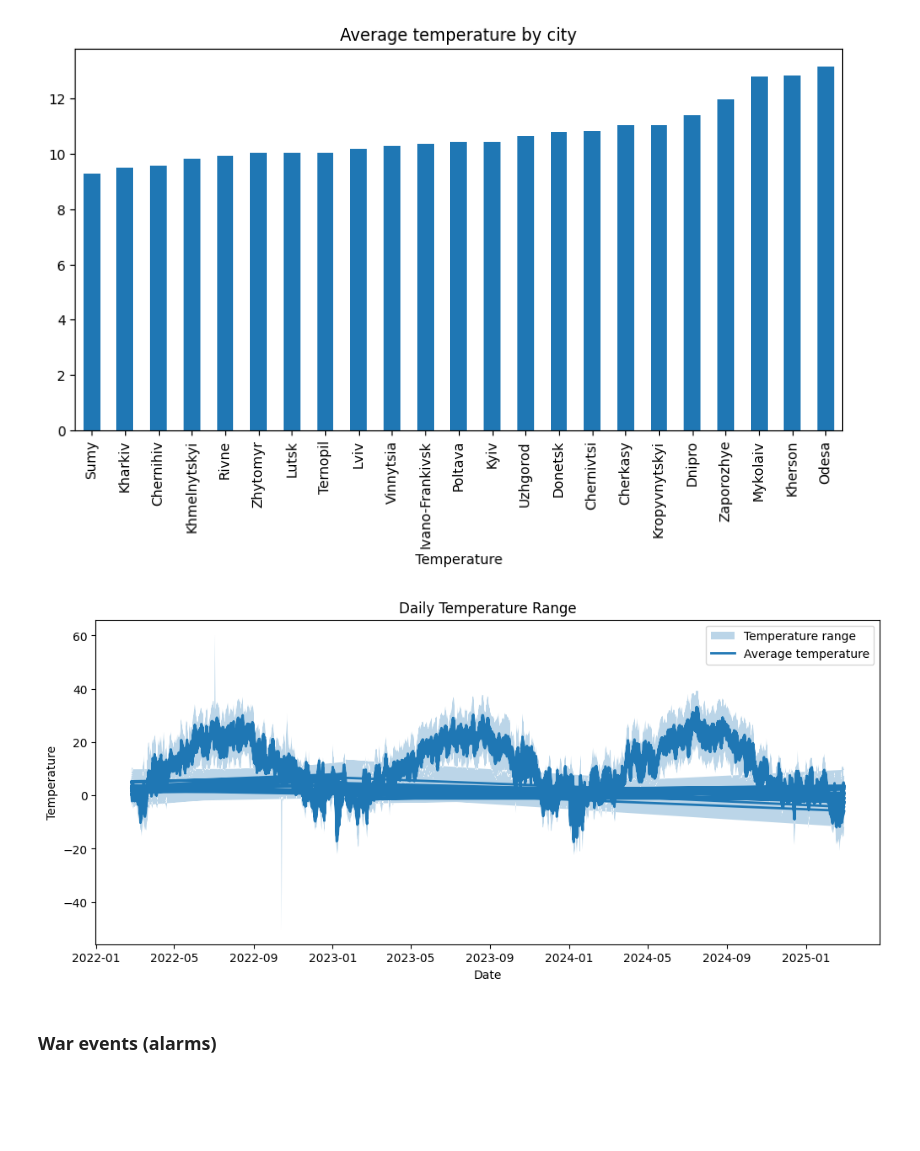
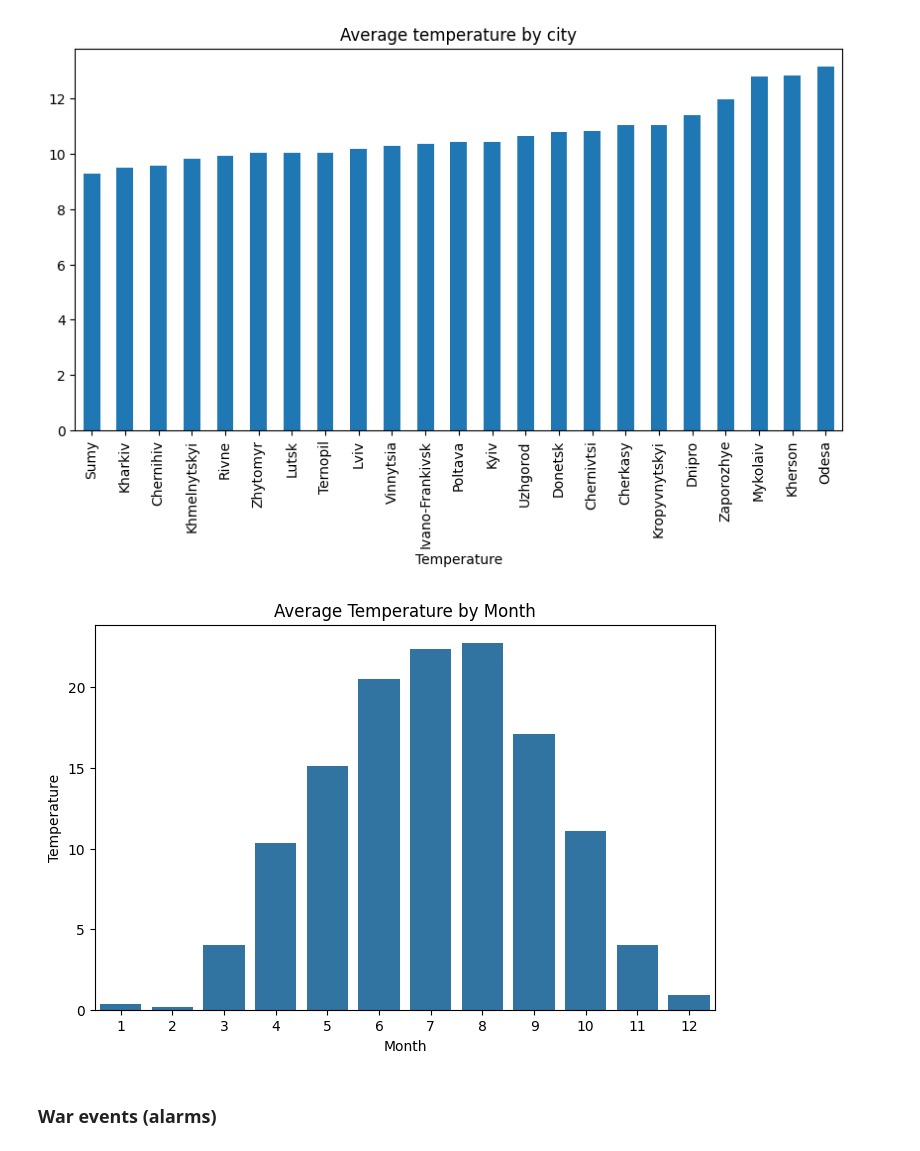
Before and after one commit to khorunzhaviktoriia/war-events-predictor-saas, a Jupyter notebook: forecasting/war_events_predictor.ipynb, the cells around one changed output. Cells and saved outputs as stored; diff of their text form; code cells hidden in the pictures; blank space fills up the shorter version.

Commit message:
Fix weather and alarams for merge, add visualization

```diff
--- a/forecasting/war_events_predictor.ipynb
+++ b/forecasting/war_events_predictor.ipynb
@@ -322,4 +374,6 @@ df_weather[['day_conditions','hour_conditions']].nunique()
 day_conditions     19
 hour_conditions    16
 dtype: int64
+# %%
+df_weather = df_weather.rename(columns={"city_address": "city_name"})
 # %% [markdown]
@@ -327,8 +381,11 @@ Deleting the columns
 # %%
 df_weather = df_weather.drop(columns=[
     "city_resolvedAddress",
+    "city_tzoffset",
     "day_stations",
     "day_source",
+    "hour_snowdepth",
+    "hour_dew",
     "hour_source",
     "hour_icon",
     "hour_stations",
@@ -336,15 +393,17 @@ df_weather = df_weather.drop(columns=[
     'hour_preciptype',
     "hour_visibility",
     "day_visibility",
-    'day_preciptype',
+    "day_preciptype",
     "day_icon",
     "day_description",
     "day_datetimeEpoch",
     "day_sunriseEpoch",
     "day_sunsetEpoch"
 ])
-# %%
-df_weather = df_weather.drop(columns=['hour_conditions', 'day_conditions'])
+# %%
+df_weather = df_weather.drop(columns=['hour_conditions', 'day_conditions',
+                                      "day_tempmin", "day_tempmax",
+                                      "day_feelslikemin", "day_feelslikemax", "day_feelslike"])
 # %%
 df_weather.isna().sum()
 # %% [output]
@@ -417,31 +481,17 @@ plt.xlabel('Temperature')
 Text(0.5, 0, 'Temperature')
 [figure]
 # %%
-plt.figure(figsize=(12,5))
+monthly = df_weather.groupby("month")["day_temp"].mean()
 
-plt.fill_between(
-    df_weather["day_datetime"],
-    df_weather["day_tempmin"],
-    df_weather["day_tempmax"],
-    alpha=0.3,
-    label="Temperature range"
-)
+plt.figure(figsize=(8,5))
+sns.barplot(x=monthly.index, y=monthly.values)
 
-plt.plot(
-    df_weather["day_datetime"],
-    df_weather["day_temp"],
-    linewidth=2,
-    label="Average temperature"
-)
-
-plt.title("Daily Temperature Range")
-plt.xlabel("Date")
+plt.title("Average Temperature by Month")
+plt.xlabel("Month")
 plt.ylabel("Temperature")
-
-plt.legend()
 plt.show()
 # %% [output]
-[figure, old version]
+[figure, new version]
 # %% [markdown]
 ### War events (alarms)
 # %%
```
Also changed, not shown: parts of 79 cells of this notebook.
